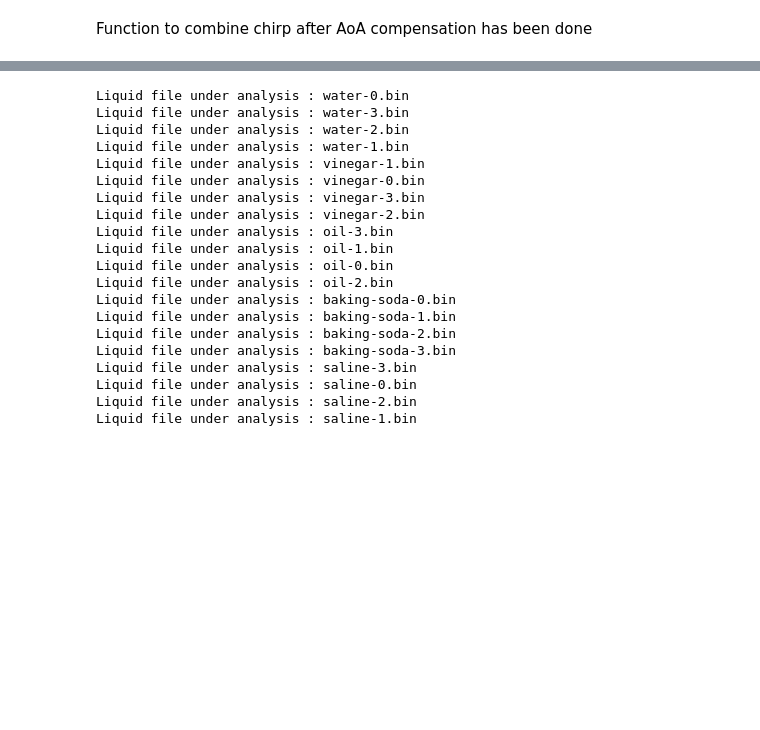
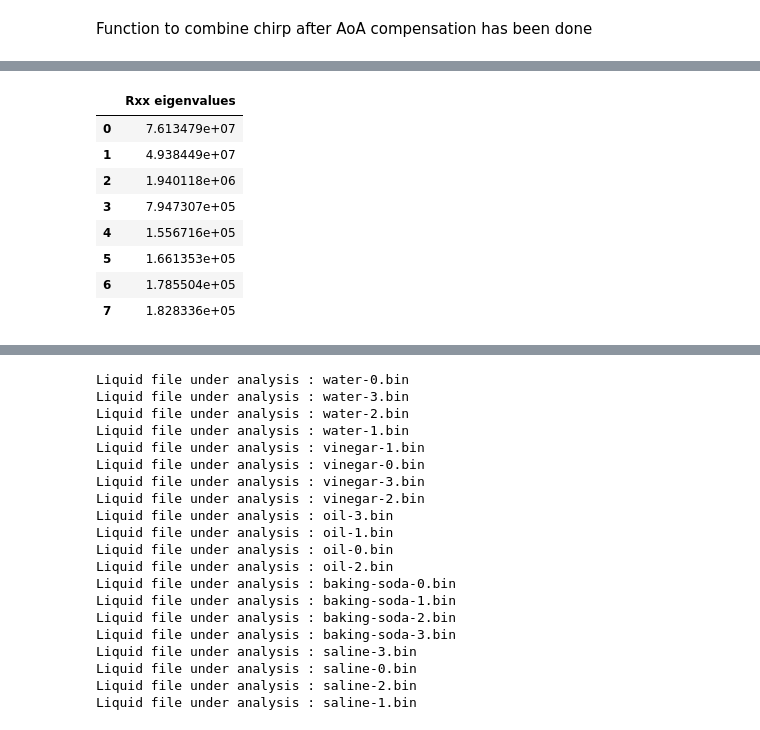
Before and after one commit to Muaz231/FluID-Python, a Jupyter notebook: FluidID_clean.ipynb, the cells around one changed output, grey strips where cells are left out. Saved outputs shown, nothing was run; the diff lists cells and outputs as text; code cells hidden in the pictures; blank space fills up the shorter version.

```diff
--- a/FluidID_clean.ipynb
+++ b/FluidID_clean.ipynb
@@ -473,3 +497,16 @@ Shape of Liquid data array (180, 2, 4, 128, 1024)
+# %%
+# Print Eigenvalues of covariance matrix
+display(pd.DataFrame(np.abs(D),columns=['Rxx eigenvalues']))
+# %% [output]
+|  | Rxx eigenvalues |
+| 0 | 7.613479e+07 |
+| 1 | 4.938449e+07 |
+| 2 | 1.940118e+06 |
+| 3 | 7.947307e+05 |
+| 4 | 1.556716e+05 |
+| 5 | 1.661353e+05 |
+| 6 | 1.785504e+05 |
+| 7 | 1.828336e+05 |
 # %%
 # # plt.figure("Range-FFT",figsize=(9,6))
 # for frm in range(data.shape[0]):
```
Also changed, not shown: parts of 12 cells of this notebook.
